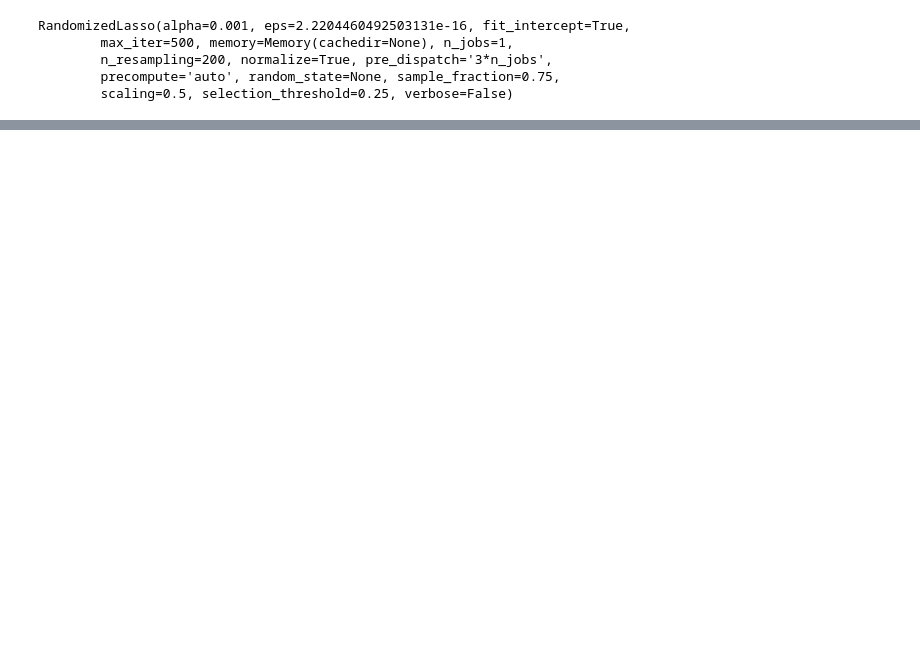
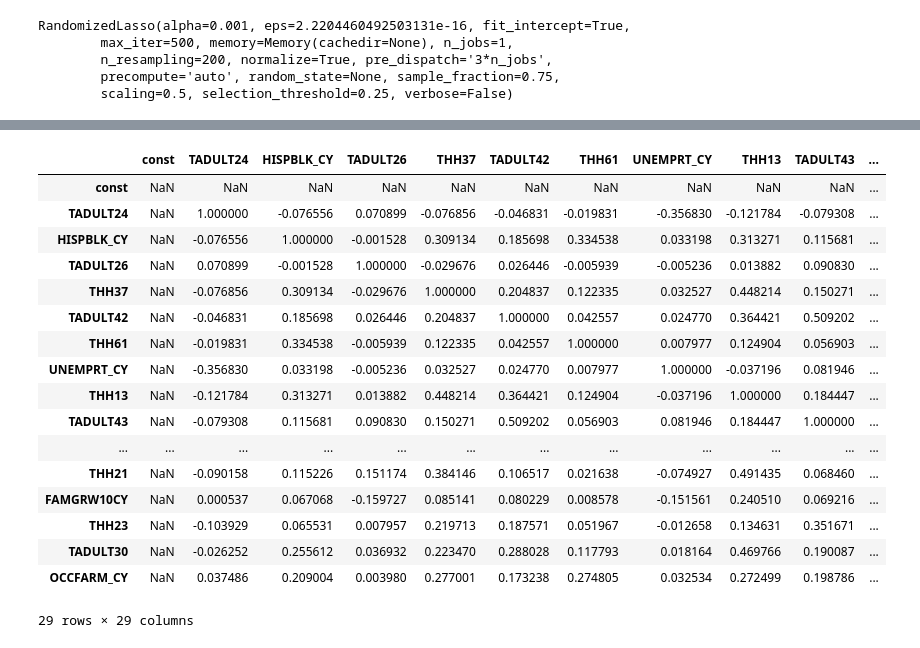
Before and after one commit to FloobtheGreat/IPy_Notebooks, a Jupyter notebook: Analyses/FeatureSelection.ipynb, the cells around one changed output, grey strips where cells are left out. Saved outputs shown, nothing was run; the diff lists cells and outputs as text; code cells hidden in the pictures; blank space fills up the shorter version.

```diff
--- a/Analyses/FeatureSelection.ipynb
+++ b/Analyses/FeatureSelection.ipynb
@@ -274,0 +246,21 @@ DIVINDX_CY   -0.147425    1.000000
+# %%
+XNew4.corr()
+# %% [output]
+|  | const | TADULT24 | HISPBLK_CY | TADULT26 | THH37 | TADULT42 | THH61 | UNEMPRT_CY | THH13 | TADULT43 | ... |
+| const | NaN | NaN | NaN | NaN | NaN | NaN | NaN | NaN | NaN | NaN | ... |
+| TADULT24 | NaN | 1.000000 | -0.076556 | 0.070899 | -0.076856 | -0.046831 | -0.019831 | -0.356830 | -0.121784 | -0.079308 | ... |
+| HISPBLK_CY | NaN | -0.076556 | 1.000000 | -0.001528 | 0.309134 | 0.185698 | 0.334538 | 0.033198 | 0.313271 | 0.115681 | ... |
+| TADULT26 | NaN | 0.070899 | -0.001528 | 1.000000 | -0.029676 | 0.026446 | -0.005939 | -0.005236 | 0.013882 | 0.090830 | ... |
+| THH37 | NaN | -0.076856 | 0.309134 | -0.029676 | 1.000000 | 0.204837 | 0.122335 | 0.032527 | 0.448214 | 0.150271 | ... |
+| TADULT42 | NaN | -0.046831 | 0.185698 | 0.026446 | 0.204837 | 1.000000 | 0.042557 | 0.024770 | 0.364421 | 0.509202 | ... |
+| THH61 | NaN | -0.019831 | 0.334538 | -0.005939 | 0.122335 | 0.042557 | 1.000000 | 0.007977 | 0.124904 | 0.056903 | ... |
+| UNEMPRT_CY | NaN | -0.356830 | 0.033198 | -0.005236 | 0.032527 | 0.024770 | 0.007977 | 1.000000 | -0.037196 | 0.081946 | ... |
+| THH13 | NaN | -0.121784 | 0.313271 | 0.013882 | 0.448214 | 0.364421 | 0.124904 | -0.037196 | 1.000000 | 0.184447 | ... |
+| TADULT43 | NaN | -0.079308 | 0.115681 | 0.090830 | 0.150271 | 0.509202 | 0.056903 | 0.081946 | 0.184447 | 1.000000 | ... |
+| ... | ... | ... | ... | ... | ... | ... | ... | ... | ... | ... | ... |
+| THH21 | NaN | -0.090158 | 0.115226 | 0.151174 | 0.384146 | 0.106517 | 0.021638 | -0.074927 | 0.491435 | 0.068460 | ... |
+| FAMGRW10CY | NaN | 0.000537 | 0.067068 | -0.159727 | 0.085141 | 0.080229 | 0.008578 | -0.151561 | 0.240510 | 0.069216 | ... |
+| THH23 | NaN | -0.103929 | 0.065531 | 0.007957 | 0.219713 | 0.187571 | 0.051967 | -0.012658 | 0.134631 | 0.351671 | ... |
+| TADULT30 | NaN | -0.026252 | 0.255612 | 0.036932 | 0.223470 | 0.288028 | 0.117793 | 0.018164 | 0.469766 | 0.190087 | ... |
+| OCCFARM_CY | NaN | 0.037486 | 0.209004 | 0.003980 | 0.277001 | 0.173238 | 0.274805 | 0.032534 | 0.272499 | 0.198786 | ... |
+29 rows × 29 columns
```
Also changed, not shown: parts of 13 cells of this notebook, 1 other file.
